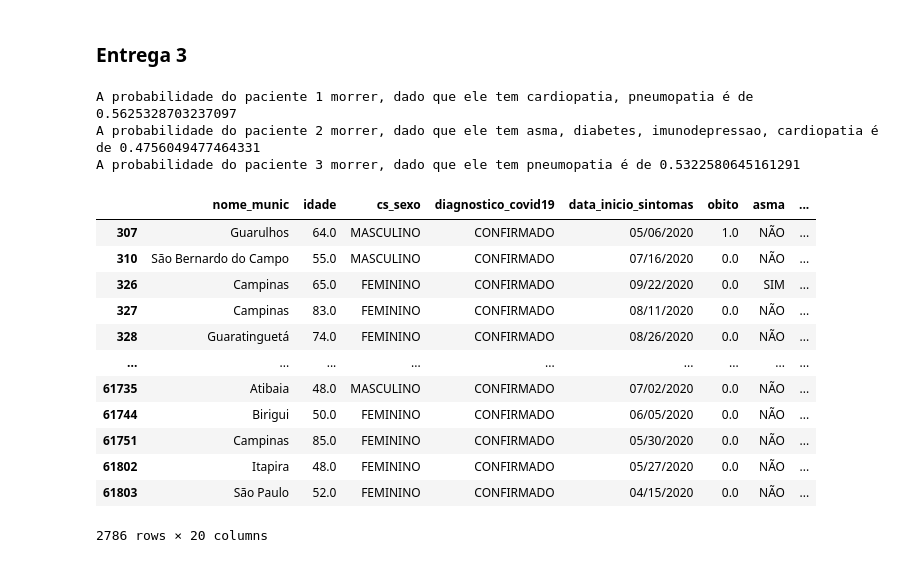
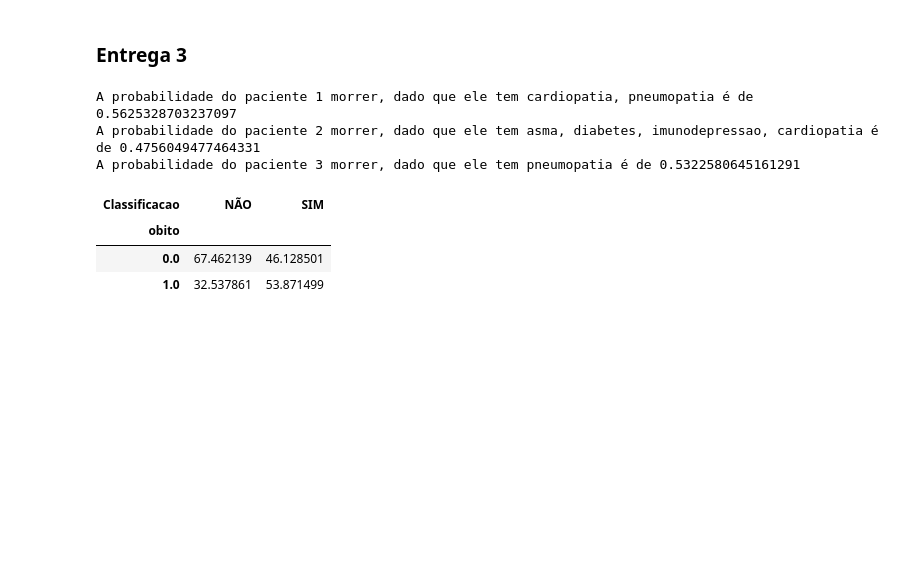
Before and after one commit to lhfaguiar/CDADOSP2, a Jupyter notebook: projeto.ipynb, the cells around one changed output. Drawn from its saved outputs; the diff is of its cells as text; code cells hidden in the pictures; blank space fills up the shorter version.

```diff
--- a/projeto.ipynb
+++ b/projeto.ipynb
@@ -175,66 +175,48 @@ pacientes = {'paciente 1': ['cardiopatia', 'pneumopatia'],
              'paciente 2': ['asma', 'diabetes', 'imunodepressao', 'cardiopatia'],
              'paciente 3': ['pneumopatia']}
 
 
 for paciente in pacientes.keys():
     print("A probabilidade do {} morrer, dado que ele tem {} é de {}".format(paciente, str(pacientes[paciente])[1:-1].replace("""'""", ""), calcula(pacientes[paciente])))
 
 
 df = data
 columns = data.columns
 
 lista_prob=[]
 
 for index, row in df.iterrows():
     lista_doencas = []
     row['prob'] = 0
     for column in columns:
        if column not in lista_no_plot:
             if row[column] == 'SIM':
               lista_doencas.append(column)
               #print(lista)
     lista_prob.append(float(calcula(lista_doencas)))
-    #try:
-      #df[index]['prob'] = float(calcula(lista_doencas))
-    #except:
-      #continue
 
-df['prob'] = lista_prob
-#gata=data
-#for index, row in gata.iterrows():
-#    lista_doencas = []
-#    row['prob'] = 0
-#    for column in columns:
-#        if column not in lista_no_plot:
-#            if row[column] == 'SIM':
-#                lista_doencas.append(column)
-#
-#    chance = float(calcula(lista_doencas))
-#    #print(chance)
-#    #print('')
-#    gata[index,'prob'] = chance
+
+df['Probabilidade'] = lista_prob
 df
 
 def verifica_morte(prob):
-  a=d
-  if prob
-#data.prob
+  α=0.5
+  if prob>α:
+    return 'SIM'
+  else:
+    return 'NÃO'
+
+df["Classificacao"] = df["Probabilidade"].apply(verifica_morte)
+df
+
+pd.crosstab(df.obito,df.Classificacao, normalize="columns")*100
 # %% [output]
 A probabilidade do paciente 1 morrer, dado que ele tem cardiopatia, pneumopatia é de 0.5625328703237097
 A probabilidade do paciente 2 morrer, dado que ele tem asma, diabetes, imunodepressao, cardiopatia é de 0.4756049477464331
 A probabilidade do paciente 3 morrer, dado que ele tem pneumopatia é de 0.5322580645161291
-|  | nome_munic | idade | cs_sexo | diagnostico_covid19 | data_inicio_sintomas | obito | asma | ... |
-| 307 | Guarulhos | 64.0 | MASCULINO | CONFIRMADO | 05/06/2020 | 1.0 | NÃO | ... |
-| 310 | São Bernardo do Campo | 55.0 | MASCULINO | CONFIRMADO | 07/16/2020 | 0.0 | NÃO | ... |
-| 326 | Campinas | 65.0 | FEMININO | CONFIRMADO | 09/22/2020 | 0.0 | SIM | ... |
-| 327 | Campinas | 83.0 | FEMININO | CONFIRMADO | 08/11/2020 | 0.0 | NÃO | ... |
-| 328 | Guaratinguetá | 74.0 | FEMININO | CONFIRMADO | 08/26/2020 | 0.0 | NÃO | ... |
-| ... | ... | ... | ... | ... | ... | ... | ... | ... |
-| 61735 | Atibaia | 48.0 | MASCULINO | CONFIRMADO | 07/02/2020 | 0.0 | NÃO | ... |
-| 61744 | Birigui | 50.0 | FEMININO | CONFIRMADO | 06/05/2020 | 0.0 | NÃO | ... |
-| 61751 | Campinas | 85.0 | FEMININO | CONFIRMADO | 05/30/2020 | 0.0 | NÃO | ... |
-| 61802 | Itapira | 48.0 | FEMININO | CONFIRMADO | 05/27/2020 | 0.0 | NÃO | ... |
-| 61803 | São Paulo | 52.0 | FEMININO | CONFIRMADO | 04/15/2020 | 0.0 | NÃO | ... |
+| Classificacao | NÃO | SIM |
+| obito |  |  |
+| 0.0 | 67.462139 | 46.128501 |
+| 1.0 | 32.537861 | 53.871499 |
-2786 rows × 20 columns
 # %%
 # Calculo das probabilidades com o dataset de teste
```
